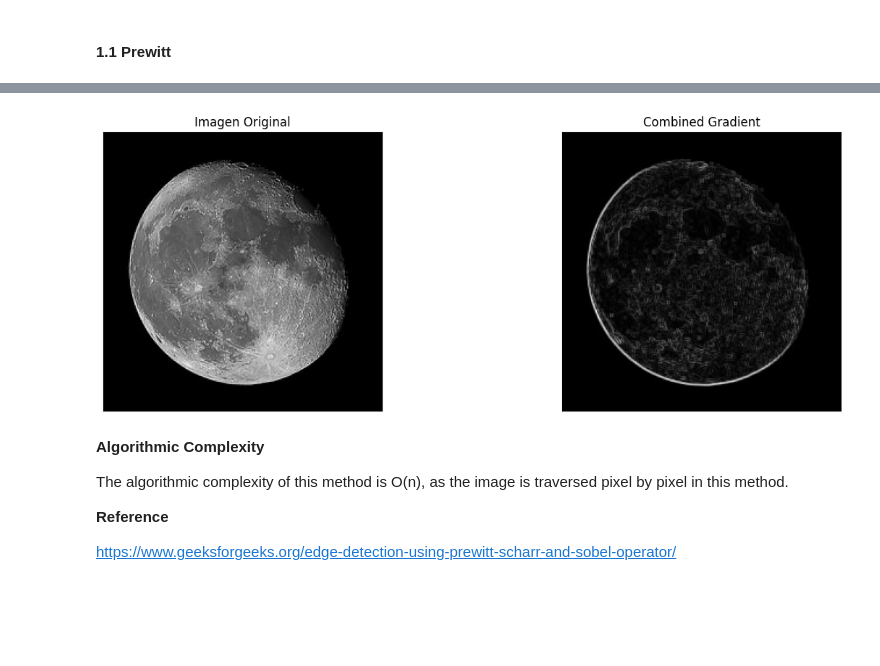
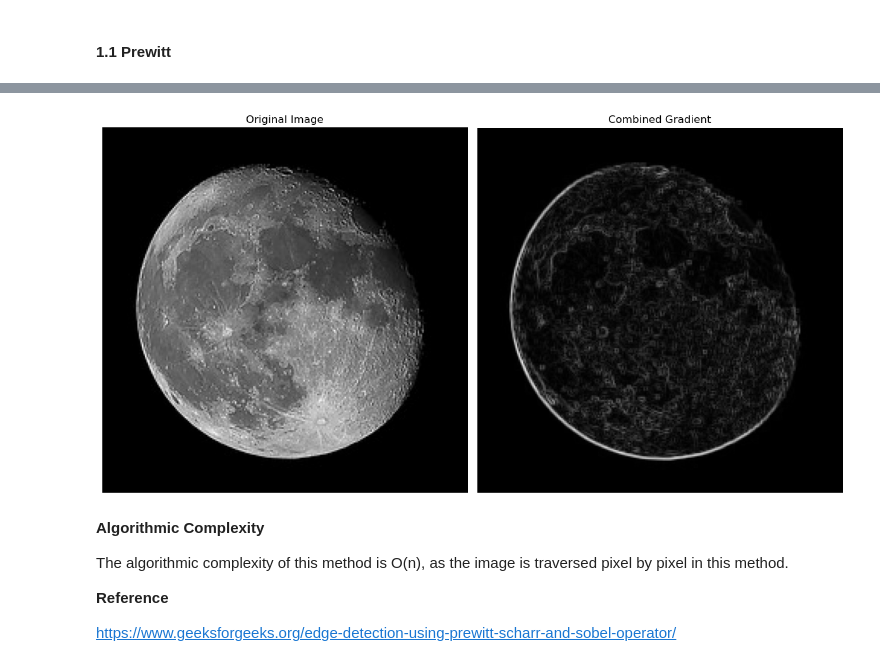
Before and after one commit to alcalderagl/processing_images, a Jupyter notebook: activity 2/spatial_domain_algorithms.ipynb, the cells around one changed output, grey strips where cells are left out. Cells and saved outputs as stored; diff of their text form; code cells hidden in the pictures; blank space fills up the shorter version.

Commit message:
:feat:(plot-images): generic function to plot images

```diff
--- a/activity 2/spatial_domain_algorithms.ipynb
+++ b/activity 2/spatial_domain_algorithms.ipynb
@@ -39,54 +80,44 @@ dragon = Image.open("data/dragon.png")
 # %% [markdown]
 #### 1.1 Prewitt
 # %%
+def prewitt(image):
+    # normalizie the image
+    image = np.array(image, dtype=np.float32) / 255.0
+
+    # Prewitt kernels
+    # getting Gx
+    prewitt_x = np.array([[-1, 0, 1], [-1, 0, 1], [-1, 0, 1]])
+    # getting Gy
+    prewitt_y = np.array([[-1, -1, -1], [ 0,  0,  0], [ 1,  1,  1]])
+
+    # Get height and widht of the image
+    height = image.shape[0]
+    width = image.shape[1]
+
+    # Initialize array for edges
+    edges_x = np.zeros((height, width))
+    edges_y = np.zeros((height, width))
+
+    # Applying Prewitt method
+    for i in range(1, height - 1):
+        for j in range(1, width - 1):
+            # Executes n*n = n^2 times O(n^2)
+            region = image[i-1:i+2, j-1:j+2]
+
+            x_result = np.sum(region * prewitt_x)
+            y_result = np.sum(region * prewitt_y)
+
+            edges_x[i, j] = x_result
+            edges_y[i, j] = y_result
+
+    edges_combined = np.sqrt(edges_x**2 + edges_y**2)
+    return edges_combined
+
 # converting the imageinto gray scale
 gray = moon.convert("L")
 
-# normalizie the image
-gray = np.array(gray, dtype=np.float32) / 255.0
+result, exect_time = execution_time(prewitt, gray)
 
-# Prewitt kernels
-# getting Gx
-prewitt_x = np.array([[-1, 0, 1], [-1, 0, 1], [-1, 0, 1]])
-# getting Gy
-prewitt_y = np.array([[-1, -1, -1], [ 0,  0,  0], [ 1,  1,  1]])
-
-# Get height and widht of the image
-height = gray.shape[0]
-width = gray.shape[1]
-
-# Initialize array for edges
-edges_x = np.zeros((height, width))
-edges_y = np.zeros((height, width))
-
-# Applying Prewitt method
-for i in range(1, height - 1):
-    for j in range(1, width - 1):
-
-        region = gray[i-1:i+2, j-1:j+2]
-
-        x_result = np.sum(region * prewitt_x)
-        y_result = np.sum(region * prewitt_y)
-
-        edges_x[i, j] = x_result
-        edges_y[i, j] = y_result
-
-edges_combined = np.sqrt(edges_x**2 + edges_y**2)
-
-
-plt.figure(figsize=(15, 5))
-
-plt.subplot(1, 2, 1)
-plt.imshow(gray, cmap="gray")
-plt.title("Imagen Original")
-plt.xticks([])
-plt.yticks([])
-
-plt.subplot(1, 2, 2)
-plt.imshow(edges_combined, cmap="gray")
-plt.title("Combined Gradient")
-plt.xticks([])
-plt.yticks([])
-
-plt.show()
+print(f"Time execution: {exect_time}")
+plot_images(images=[gray, result], labels=["Original Image", "Combined Gradient"])
 # %% [output]
@@ -93,4 +125,4 @@ plt.show()
-[figure, old version]
+[figure, new version]
 # %% [markdown]
 **Algorithmic Complexity**
 
```
Also changed, not shown: parts of 4 cells of this notebook.
